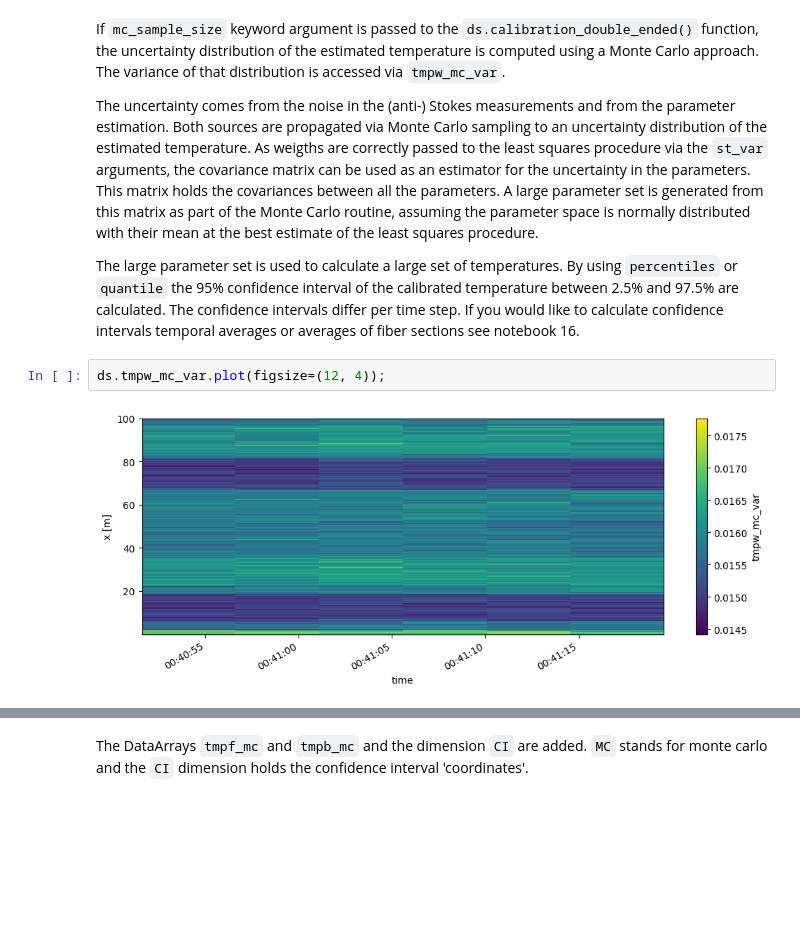
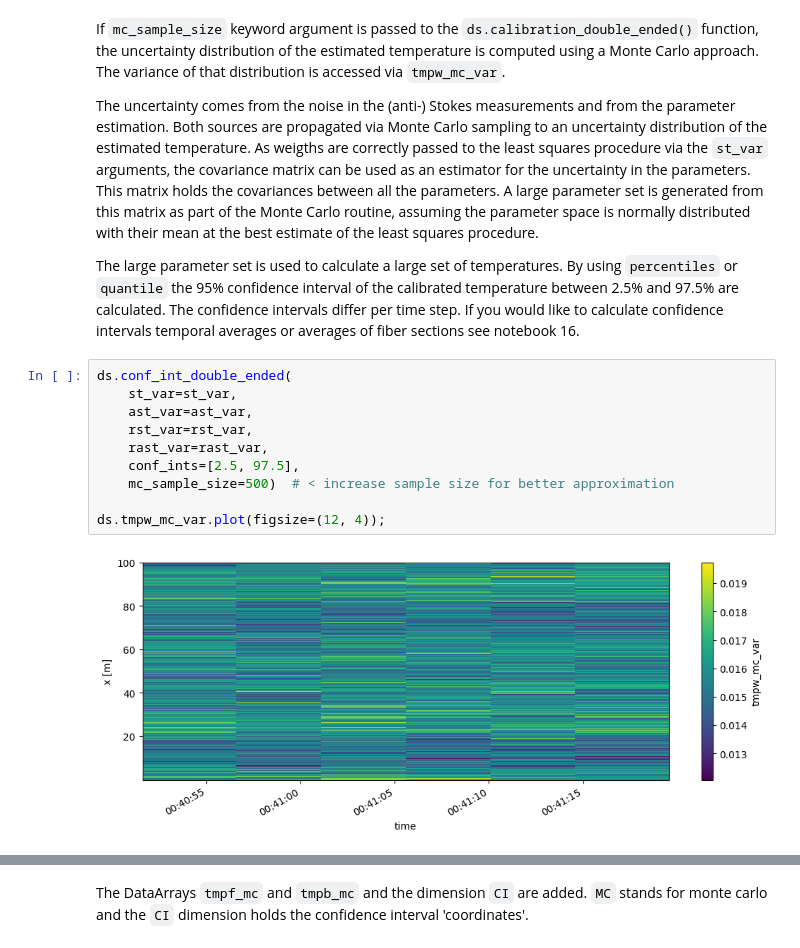
Before and after one commit to dtscalibration/python-dts-calibration, a Jupyter notebook: examples/notebooks/08Calibrate_double_ended.ipynb, the cells around one changed output, grey strips where cells are left out. Cells and saved outputs as stored; diff of their text form; blank space fills up the shorter version.

```diff
--- a/examples/notebooks/08Calibrate_double_ended.ipynb
+++ b/examples/notebooks/08Calibrate_double_ended.ipynb
@@ -139,8 +139,16 @@ If `mc_sample_size` keyword argument is passed to the `ds.calibration_double_end
 The uncertainty comes from the noise in the (anti-) Stokes measurements and from the parameter estimation. Both sources are propagated via Monte Carlo sampling to an uncertainty distribution of the estimated temperature. As weigths are correctly passed to the least squares procedure via the `st_var` arguments, the covariance matrix can be used as an estimator for the uncertainty in the parameters. This matrix holds the covariances between all the parameters. A large parameter set is generated from this matrix as part of the Monte Carlo routine, assuming the parameter space is normally distributed with their mean at the best estimate of the least squares procedure.
 
 The large parameter set is used to calculate a large set of temperatures. By using `percentiles` or `quantile` the 95% confidence interval of the calibrated temperature between 2.5% and 97.5% are calculated. The confidence intervals differ per time step. If you would like to calculate confidence intervals temporal averages or averages of fiber sections see notebook 16.
-# %%
-ds.tmpw_mc_var.plot(figsize=(12, 4));
-# %% [output]
-[figure, removed]
+# %%
+ds.conf_int_double_ended(
+    st_var=st_var,
+    ast_var=ast_var,
+    rst_var=rst_var,
+    rast_var=rast_var,
+    conf_ints=[2.5, 97.5],
+    mc_sample_size=500)  # < increase sample size for better approximation
+
+ds.tmpw_mc_var.plot(figsize=(12, 4));
+# %% [output]
+[figure, added]
 # %%
```
Also changed, not shown: parts of 3 cells of this notebook, 3 other files.
